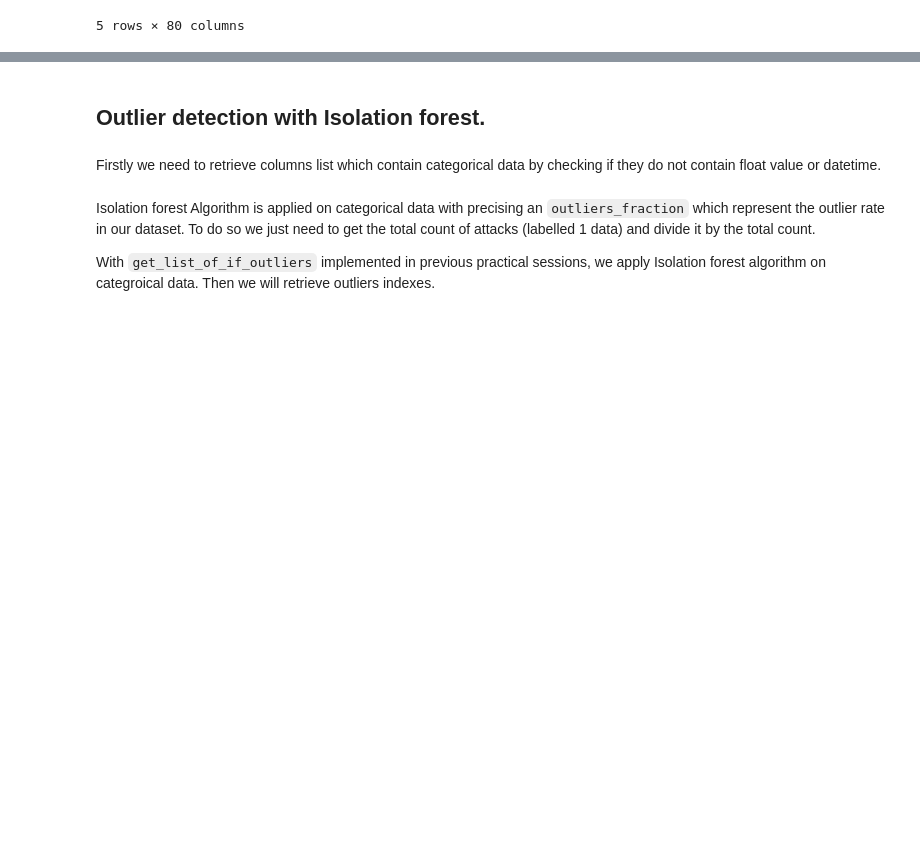
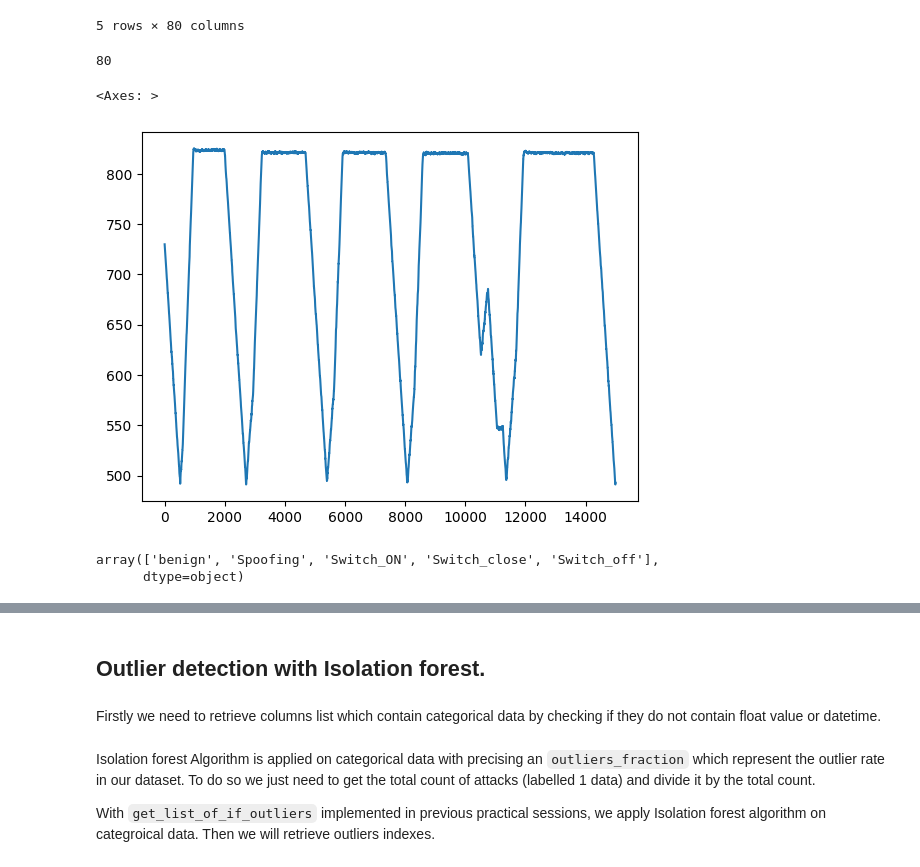
Before and after one commit to Bast-94/CYBERML-Project, a Jupyter notebook: cyber-ml.ipynb, the cells around one changed output, grey strips where cells are left out. Drawn from its saved outputs; the diff is of its cells as text; code cells hidden in the pictures; blank space fills up the shorter version.

```diff
--- a/cyber-ml.ipynb
+++ b/cyber-ml.ipynb
@@ -28,7 +38,7 @@ full_df = full_df.reset_index(drop=True)
 full_df = full_df.rename(columns={'GMT +0':'Date'})
 full_df['Attack'] = full_df['Attack'].fillna('benign')
 full_df['Label'] = full_df['Label'].fillna(0).astype(int)
-full_df['Date'] = pd.to_datetime(full_df['Date'], format='ISO8601')
+full_df['Date'] = pd.to_datetime(full_df['Date'])
 full_df.to_csv('./data/SWaT.A3_dataset_Jul_19_labelled.csv')
 full_df.head()
 # %% [output]
@@ -39,3 +49,21 @@ full_df.head()
 | 3 | 2019-07-20 04:30:03.004013+00:00 | benign | 0 | 0 | 728.6882 | 1 | 3 | 2 | 1 | 142.527557 | ... |
 | 4 | 2019-07-20 04:30:04+00:00 | benign | 0 | 0 | 727.7069 | 1 | 3 | 2 | 1 | 142.527557 | ... |
 5 rows × 80 columns
+# %%
+# how many columns are there?
+len(full_df.columns)
+# %% [output]
+80
+# %%
+# affiche la colonne LIT 101
+full_df['LIT 101'].plot()
+# %% [output]
+<Axes: >
+[figure, added]
+# %%
+# get unique labels
+labels = full_df['Attack'].unique()
+labels
+# %% [output]
+array(['benign', 'Spoofing', 'Switch_ON', 'Switch_close', 'Switch_off'],
+      dtype=object)
```
Also changed, not shown: parts of 20 cells of this notebook.
